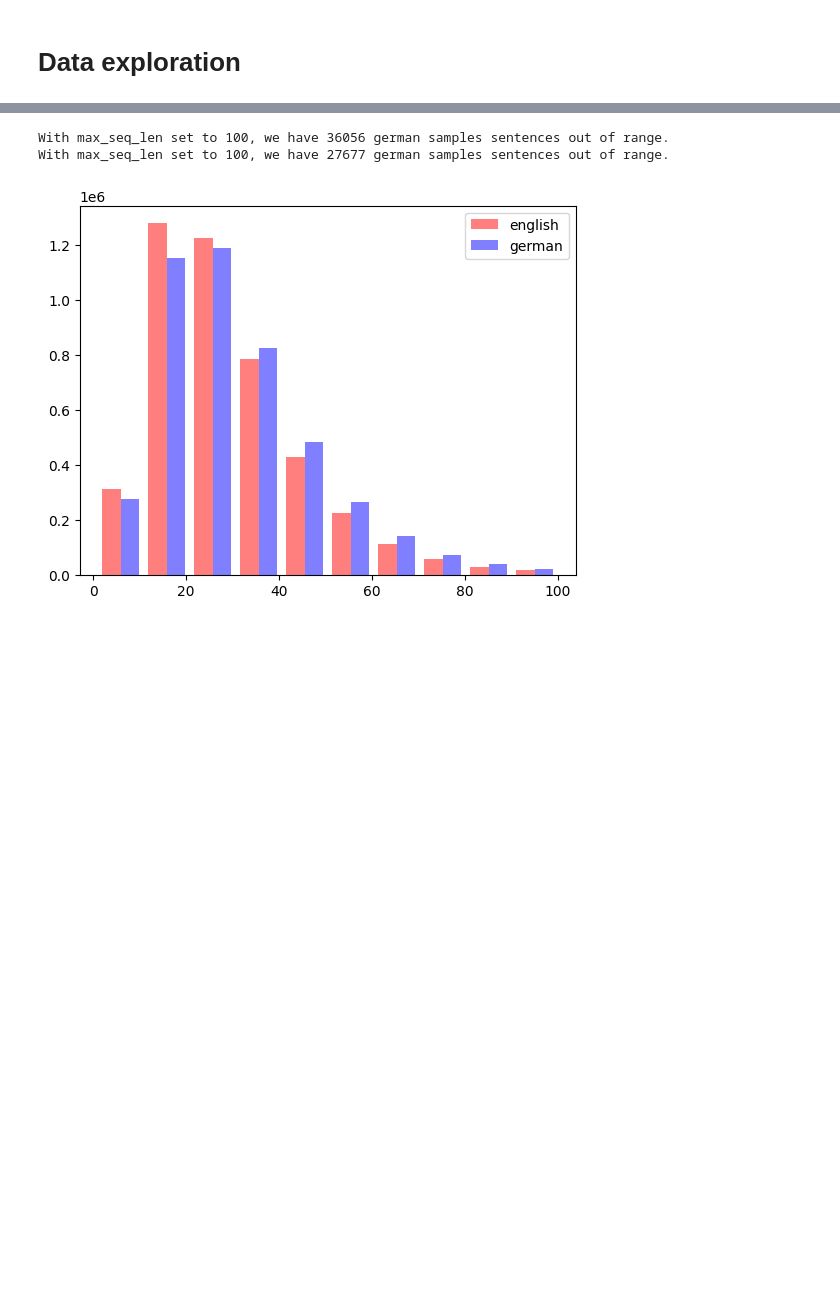
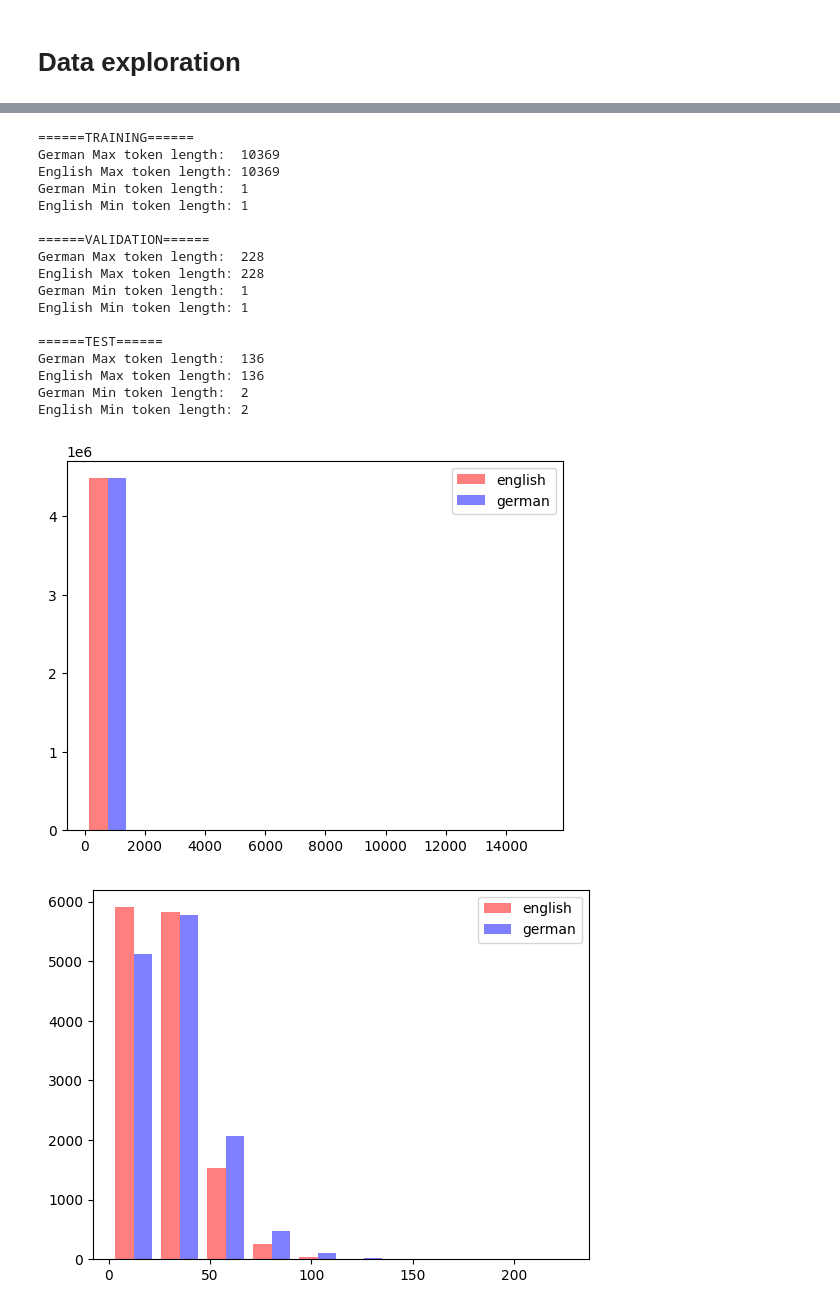
Before and after one commit to MiguelSteph/transformer-from-scratch, a Jupyter notebook: data/data-exploration.ipynb, the cells around one changed output, grey strips where cells are left out. Saved outputs shown, nothing was run; the diff lists cells and outputs as text; code cells hidden in the pictures; blank space fills up the shorter version.

Commit message:
BPE tokenizer and data exploration

```diff
--- a/data/data-exploration.ipynb
+++ b/data/data-exploration.ipynb
@@ -156,17 +176,54 @@ Min token length for english sentences is 1
-# %%
-max_tokens = 100
-de_out_of_range_samples = sum(item > max_tokens for item in de_tokens_lengths)
-en_out_of_range_samples = sum(item > max_tokens for item in en_tokens_lengths)
-print(f"With max_seq_len set to {max_tokens}, we have {de_out_of_range_samples} german samples sentences out of range.")
-print(f"With max_seq_len set to {max_tokens}, we have {en_out_of_range_samples} german samples sentences out of range.")
-
-de_reduced_tokens_lengths = [token_len for token_len in de_tokens_lengths if token_len <= max_tokens]
-en_reduced_tokens_lengths = [token_len for token_len in en_tokens_lengths if token_len <= max_tokens]
-
-plt.hist([en_reduced_tokens_lengths, de_reduced_tokens_lengths], color=['r', 'b'], label=['english', 'german'], alpha=0.5)
-plt.legend()
-plt.show()
-# %% [output]
-With max_seq_len set to 100, we have 36056 german samples sentences out of range.
-With max_seq_len set to 100, we have 27677 german samples sentences out of range.
-[figure, removed]
+# %%
+print("======TRAINING======")
+print(f"German Max token length:  {max(train_de_tokens_lengths)}")
+print(f"English Max token length: {max(train_de_tokens_lengths)}")
+print(f"German Min token length:  {min(train_de_tokens_lengths)}")
+print(f"English Min token length: {min(train_de_tokens_lengths)}")
+print()
+
+print("======VALIDATION======")
+print(f"German Max token length:  {max(val_de_tokens_lengths)}")
+print(f"English Max token length: {max(val_de_tokens_lengths)}")
+print(f"German Min token length:  {min(val_de_tokens_lengths)}")
+print(f"English Min token length: {min(val_de_tokens_lengths)}")
+print()
+
+print("======TEST======")
+print(f"German Max token length:  {max(test_de_tokens_lengths)}")
+print(f"English Max token length: {max(test_de_tokens_lengths)}")
+print(f"German Min token length:  {min(test_de_tokens_lengths)}")
+print(f"English Min token length: {min(test_de_tokens_lengths)}")
+print()
+
+
+plt.hist([train_en_tokens_lengths, train_de_tokens_lengths], color=['r', 'b'], label=['english', 'german'], alpha=0.5)
+plt.legend()
+plt.show()
+
+plt.hist([val_en_tokens_lengths, val_de_tokens_lengths], color=['r', 'b'], label=['english', 'german'], alpha=0.5)
+plt.legend()
+plt.show()
+
+plt.hist([test_en_tokens_lengths, test_de_tokens_lengths], color=['r', 'b'], label=['english', 'german'], alpha=0.5)
+plt.legend()
+plt.show()
+# %% [output]
+======TRAINING======
+German Max token length:  10369
+English Max token length: 10369
+German Min token length:  1
+English Min token length: 1
+
+======VALIDATION======
+German Max token length:  228
+English Max token length: 228
+German Min token length:  1
+English Min token length: 1
+
+======TEST======
+German Max token length:  136
+English Max token length: 136
+German Min token length:  2
+English Min token length: 2
+[figure, added]
+[figure, added]
```
Also changed, not shown: parts of 14 cells of this notebook.
